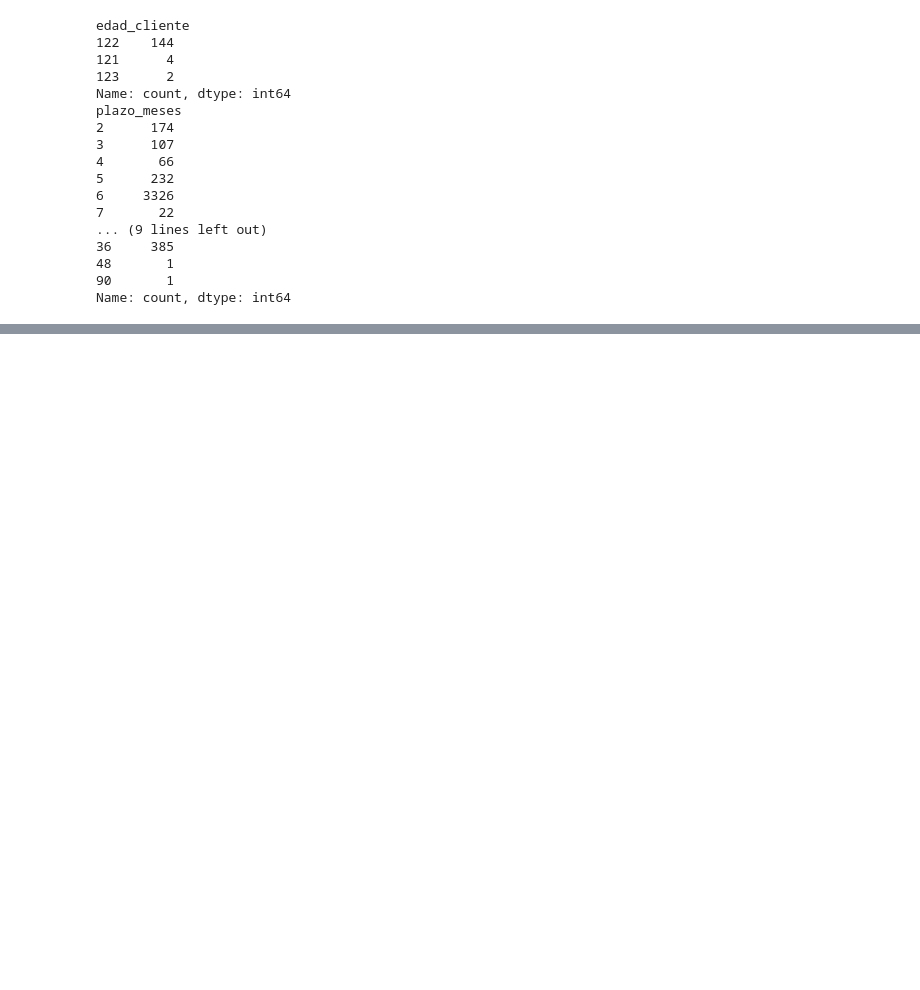
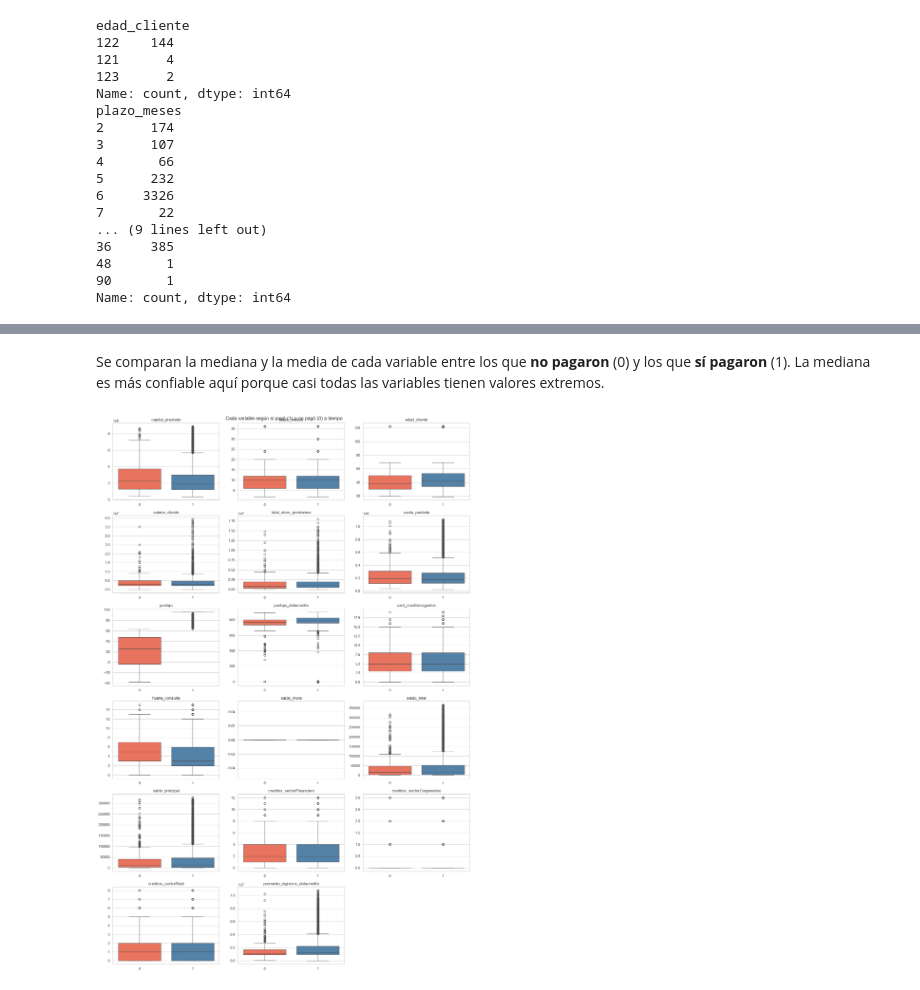
Before and after one commit to jullsm038/Trabajo-final-ML, a Jupyter notebook: mlops_pipeline/comprension_eda.ipynb, the cells around one changed output, grey strips where cells are left out. Drawn from its saved outputs; the diff is of its cells as text; code cells hidden in the pictures; blank space fills up the shorter version.

Commit message:
EDA: parte 3 Comparacion de variables

```diff
--- a/mlops_pipeline/comprension_eda.ipynb
+++ b/mlops_pipeline/comprension_eda.ipynb
@@ -475,0 +521,20 @@ Name: count, dtype: int64
+# %% [markdown]
+Se comparan la mediana y la media de cada variable entre los que **no pagaron** (0) y los que **sí pagaron** (1). La mediana es más confiable aquí porque casi todas las variables tienen valores extremos.
+# %%
+fig, axes = plt.subplots(6, 3, figsize=(16, 24))
+axes = axes.flatten()
+for i, c in enumerate(columnas_numericas):
+    d = df[[c, "Pago_atiempo"]].dropna()
+    d = d[d[c] <= d[c].quantile(0.99)]
+    sns.boxplot(data=d, x="Pago_atiempo", y=c, hue="Pago_atiempo",
+                palette=["tomato", "steelblue"], legend=False, ax=axes[i])
+    axes[i].set_title(c)
+    axes[i].set_xlabel("")
+    axes[i].set_ylabel("")
+for j in range(len(columnas_numericas), len(axes)):
+    axes[j].axis("off")
+plt.suptitle("Cada variable según si pagó (1) o no pagó (0) a tiempo")
+plt.tight_layout()
+plt.show()
+# %% [output]
+[figure, added]
```
Also changed, not shown: parts of 24 cells of this notebook.
